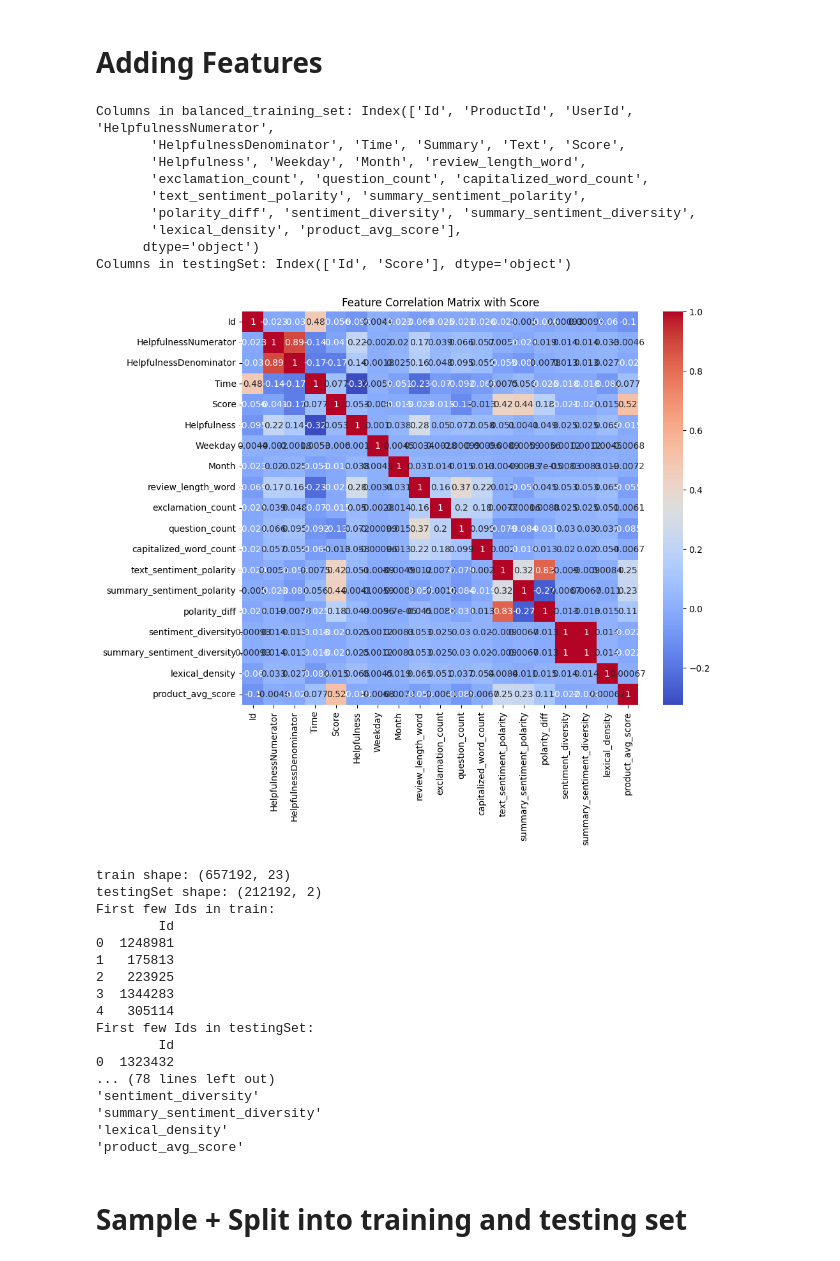
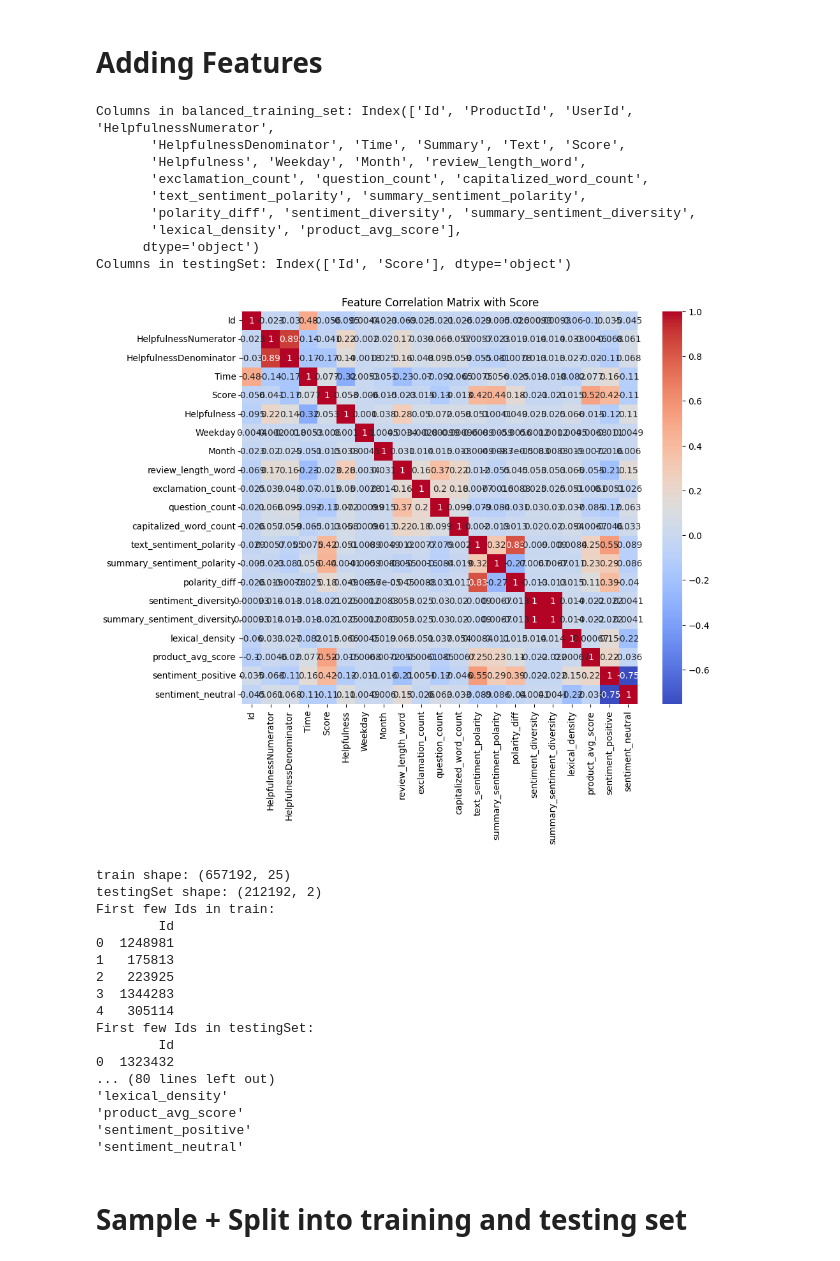
Before and after one commit to rgeisberg/MidtermCS506, a Jupyter notebook: starter_code.ipynb, the cells around one changed output. Cells and saved outputs as stored; diff of their text form; code cells hidden in the pictures.

```diff
--- a/starter_code.ipynb
+++ b/starter_code.ipynb
@@ -216,8 +216,8 @@ def add_features_to(df):
     df['question_count'] = df['Text'].apply(lambda x: x.count('?'))
     df['capitalized_word_count'] = df['Text'].apply(lambda x: sum(1 for word in x.split() if word.isupper() and len(word) > 1))
 
-    #text_sentiment_scores = df['Text'].swifter.apply(lambda x: analyzer.polarity_scores(str(x)))
-    #df['text_sentiment_polarity'] = text_sentiment_scores.apply(lambda x: x['compound'])
+    text_sentiment_scores = df['Text'].swifter.apply(lambda x: analyzer.polarity_scores(str(x)))
+    df['text_sentiment_polarity'] = text_sentiment_scores.apply(lambda x: x['compound'])
 
     #summary_sentiment_scores = df['Summary'].swifter.apply(lambda x: analyzer.polarity_scores(str(x)))
     df['summary_sentiment_diversity'] = df['Summary'].apply(calculate_sentiment_diversity)
@@ -229,10 +229,10 @@ def add_features_to(df):
     df['lexical_density'] = df['Text'].apply(calculate_lexical_density)
 
     # Apply VADER sentiment analysis only once per row
-    # sentiment_scores = df['Text'].swifter.apply(lambda x: analyzer.polarity_scores(str(x)))
+    sentiment_scores = df['Text'].swifter.apply(lambda x: analyzer.polarity_scores(str(x)))
     # df['sentiment_polarity'] = sentiment_scores.apply(lambda x: x['compound'])
-    # df['sentiment_positive'] = sentiment_scores.apply(lambda x: x['pos'])
-    # df['sentiment_neutral'] = sentiment_scores.apply(lambda x: x['neu'])
+    df['sentiment_positive'] = sentiment_scores.apply(lambda x: x['pos'])
+    df['sentiment_neutral'] = sentiment_scores.apply(lambda x: x['neu'])
     # df['sentiment_negative'] = sentiment_scores.apply(lambda x: x['neg'])
 
 
@@ -291,35 +291,35 @@ else:
     # Merge on Id so that the submission set can have feature columns as well
     X_submission = pd.merge(train, testingSet, left_on='Id', right_on='Id')
 
     # **Debug: Check the shape and contents of X_submission after merging**
     print("X_submission shape after merge:", X_submission.shape)
     print(X_submission.head())  # Inspect the first few rows
 
     X_submission = X_submission.drop(columns=['Score_x'])
     X_submission = X_submission.rename(columns={'Score_y': 'Score'})
 
 
     # The training set is where the score is not null
     X_train =  train[train['Score'].notnull()]
 
     print("Columns in X_train:")
     for col in X_train.columns:
         print(f"'{col}'")
 
     X_submission.to_csv("./data/X_submission.csv", index=False)
     X_train.to_csv("./data/X_train.csv", index=False)
 # %% [output]
 Columns in balanced_training_set: Index(['Id', 'ProductId', 'UserId', 'HelpfulnessNumerator',
        'HelpfulnessDenominator', 'Time', 'Summary', 'Text', 'Score',
        'Helpfulness', 'Weekday', 'Month', 'review_length_word',
        'exclamation_count', 'question_count', 'capitalized_word_count',
        'text_sentiment_polarity', 'summary_sentiment_polarity',
        'polarity_diff', 'sentiment_diversity', 'summary_sentiment_diversity',
        'lexical_density', 'product_avg_score'],
       dtype='object')
 Columns in testingSet: Index(['Id', 'Score'], dtype='object')
-[figure, old version]
+[figure, new version]
-train shape: (657192, 23)
+train shape: (657192, 25)
 testingSet shape: (212192, 2)
 First few Ids in train:
         Id
@@ -331,11 +331,11 @@ First few Ids in train:
 First few Ids in testingSet:
         Id
 0  1323432
-... (78 lines left out)
-'sentiment_diversity'
-'summary_sentiment_diversity'
+... (80 lines left out)
 'lexical_density'
 'product_avg_score'
+'sentiment_positive'
+'sentiment_neutral'
 # %% [markdown]
 # Sample + Split into training and testing set
 # %%
```
Also changed, not shown: parts of 3 cells of this notebook.
